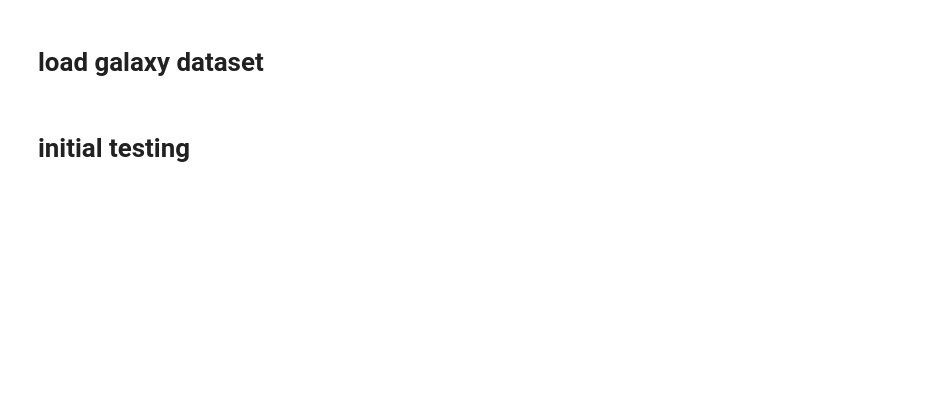
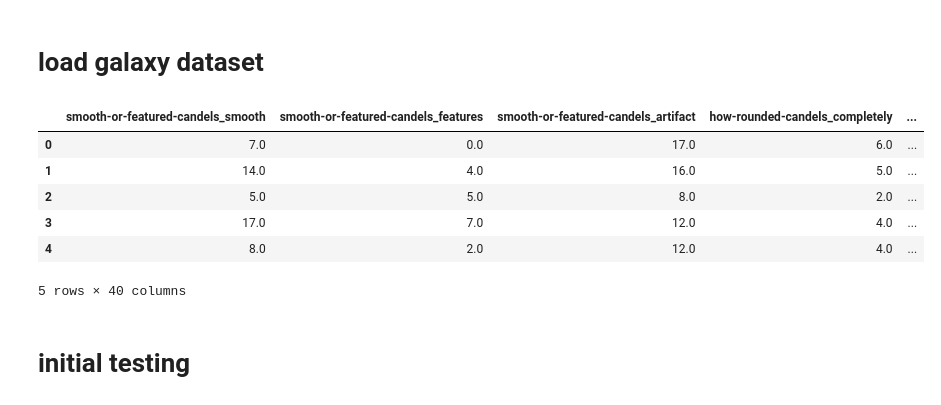
Before and after one commit to sjmckay/ml-sandbox, a Jupyter notebook: sandbox.ipynb, the cells around one changed output. Drawn from its saved outputs; the diff is of its cells as text; code cells hidden in the pictures; blank space fills up the shorter version.

```diff
--- a/sandbox.ipynb
+++ b/sandbox.ipynb
@@ -13,6 +14,16 @@ catalog, label_cols = gz_candels(
         train=True,
         download=True,
 )
+# %%
+catalog.head()
+# %% [output]
+|  | smooth-or-featured-candels_smooth | smooth-or-featured-candels_features | smooth-or-featured-candels_artifact | how-rounded-candels_completely | ... |
+| 0 | 7.0 | 0.0 | 17.0 | 6.0 | ... |
+| 1 | 14.0 | 4.0 | 16.0 | 5.0 | ... |
+| 2 | 5.0 | 5.0 | 8.0 | 2.0 | ... |
+| 3 | 17.0 | 7.0 | 12.0 | 4.0 | ... |
+| 4 | 8.0 | 2.0 | 12.0 | 4.0 | ... |
+5 rows × 40 columns
 # %%
 cols = catalog.columns.to_numpy()
 # %% [markdown]
```
Also changed, not shown: parts of 13 cells of this notebook, 1 other file.
